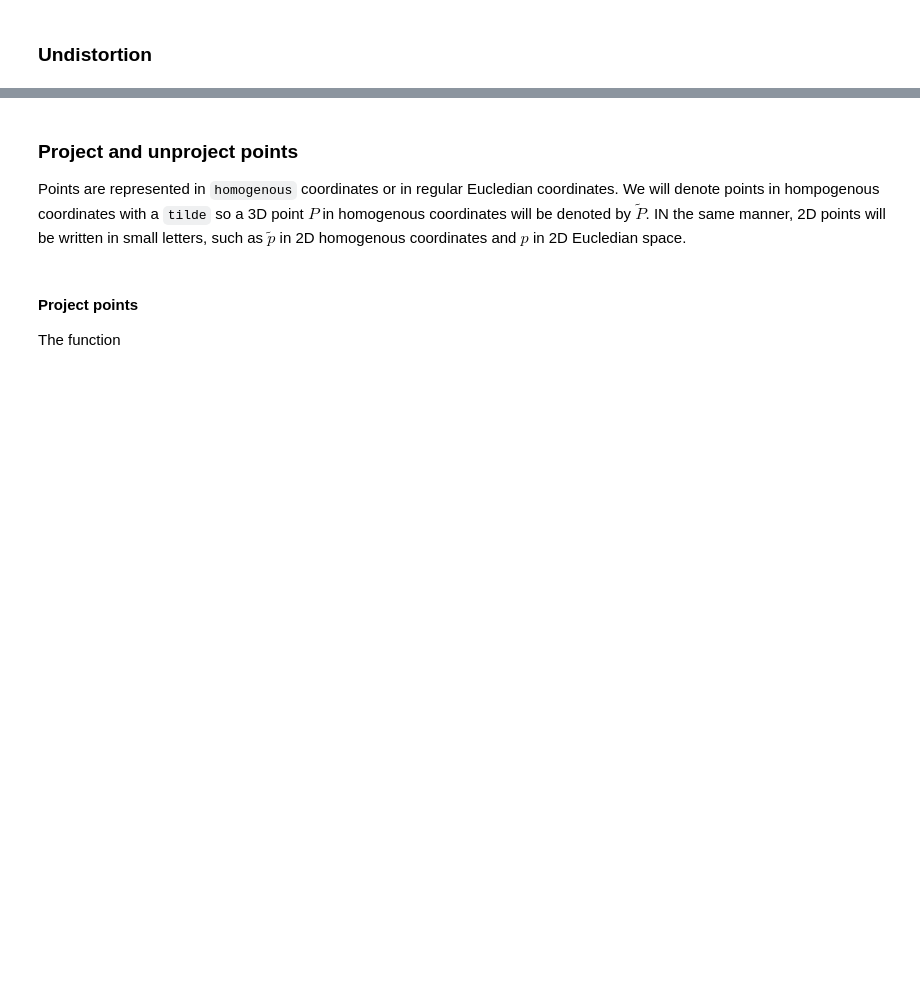
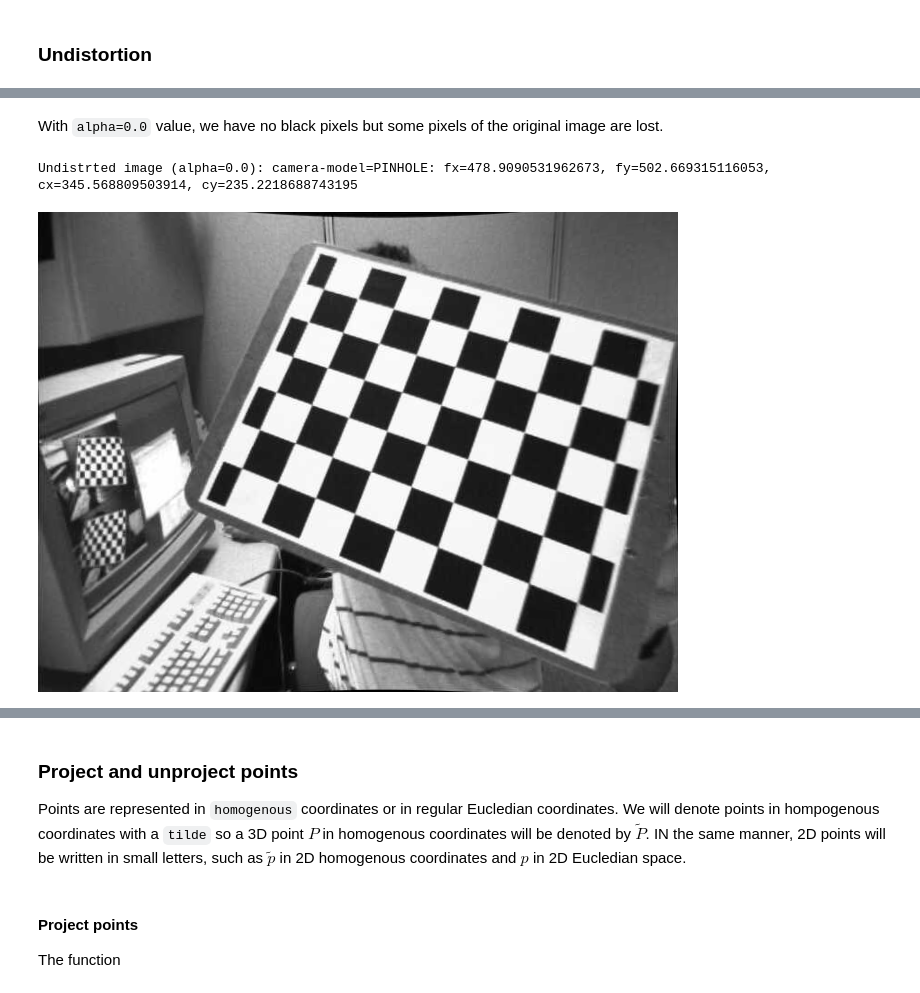
Before and after one commit to srippa/mvg, a Jupyter notebook: 03_intrinsics.ipynb, the cells around one changed output, grey strips where cells are left out. Saved outputs shown, nothing was run; the diff lists cells and outputs as text; code cells hidden in the pictures; blank space fills up the shorter version.

```diff
--- a/03_intrinsics.ipynb
+++ b/03_intrinsics.ipynb
@@ -1251,0 +1019,14 @@ def init_undistort_rectify_map(camera_inrinsics: Intrinsics, pinhole_camera: Int
+# %% [markdown]
+With `alpha=0.0` value, we have no black pixels but some pixels of the original image are lost.
+# %%
+alpha = 0.0
+r = ci.init_undistort_rectify_map(alpha=alpha)
+cp = r.pinhole_camera
+print(f'Undistrted image (alpha={alpha}): camera-model={cp.camera_model_name}: fx={cp.fx}, fy={cp.fy}, cx={cp.cx}, cy={cp.cy}')
+
+img_undistorted = Intrinsics.undistort_image(cv_img, r)
+im_pil_u = Image.fromarray(img_undistorted)
+display(im_pil_u)
+# %% [output]
+Undistrted image (alpha=0.0): camera-model=PINHOLE: fx=478.9090531962673, fy=502.669315116053, cx=345.568809503914, cy=235.2218688743195
+[figure, added]
```
Also changed, not shown: parts of 48 cells of this notebook, 2 other files.
